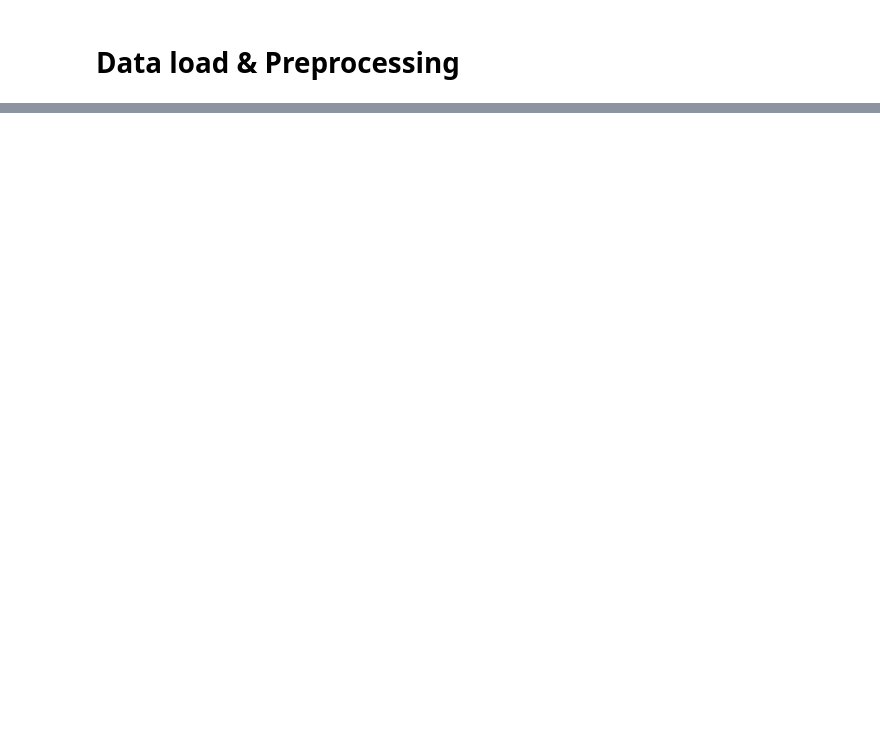
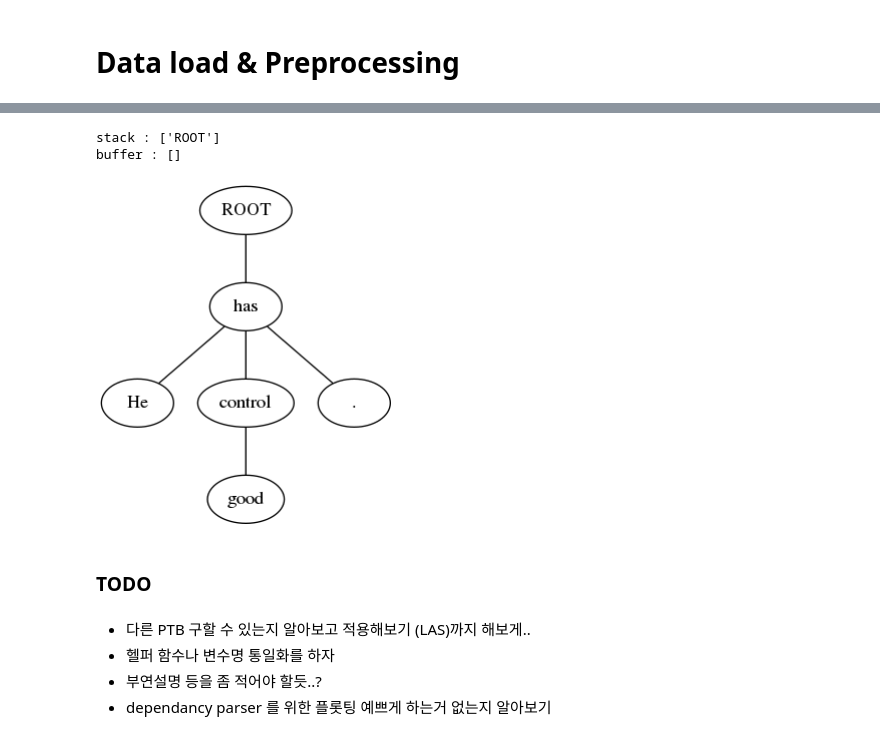
Before and after one commit to DSKSD/DeepNLP-models-Pytorch, a Jupyter notebook: 5.Neural_Dependancy_Parser.ipynb, the cells around one changed output, grey strips where cells are left out. Saved outputs shown, nothing was run; the diff lists cells and outputs as text; code cells hidden in the pictures; blank space fills up the shorter version.

```diff
--- a/5.Neural_Dependancy_Parser.ipynb
+++ b/5.Neural_Dependancy_Parser.ipynb
@@ -356,0 +425,5 @@ losses[0]
+# %%
+print(test)
+# %% [output]
+stack : ['ROOT']
+buffer : []
@@ -356,0 +434,11 @@ losses[0]
+# %%
+Image('images/dependacy_parse.png',width=300)
+# %% [output]
+[figure, added]
+# %% [markdown]
+### TODO
+# %% [markdown]
+* 다른  PTB 구할 수 있는지 알아보고 적용해보기 (LAS)까지 해보게..
+* 헬퍼 함수나 변수명 통일화를 하자
+* 부연설명 등을 좀 적어야 할듯..?
+* dependancy parser 를 위한 플롯팅 예쁘게 하는거 없는지 알아보기
```
Also changed, not shown: parts of 29 cells of this notebook, 2 other files.
